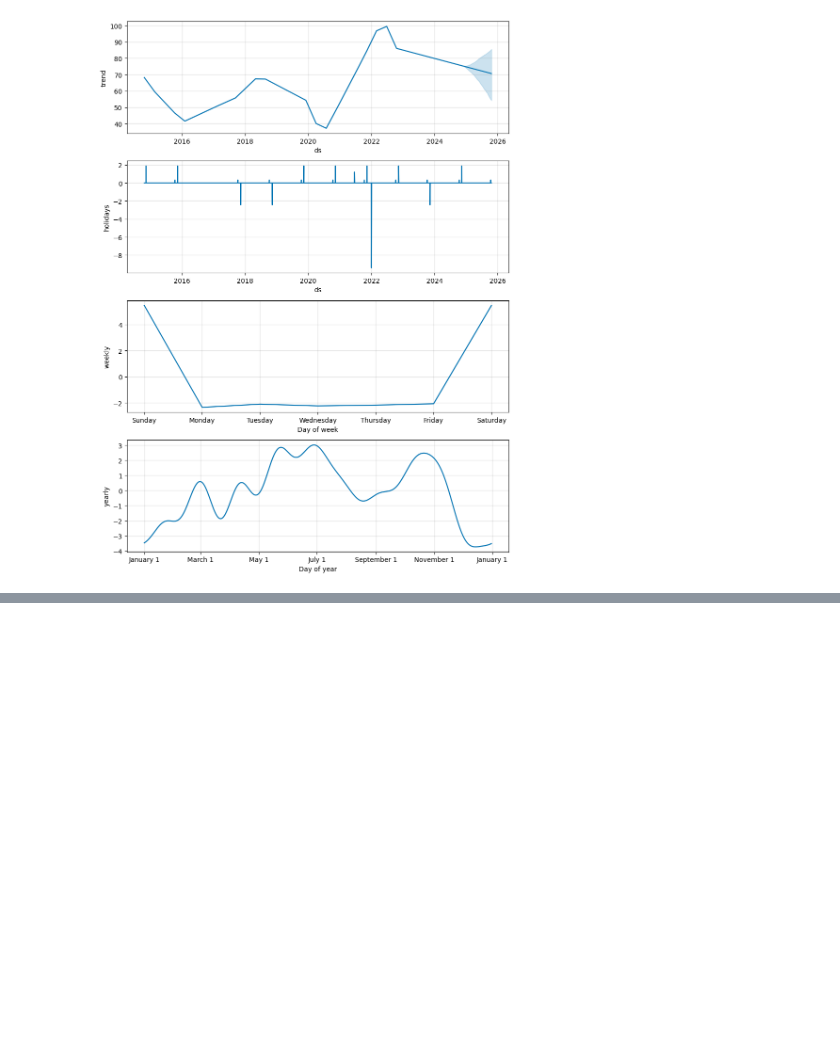
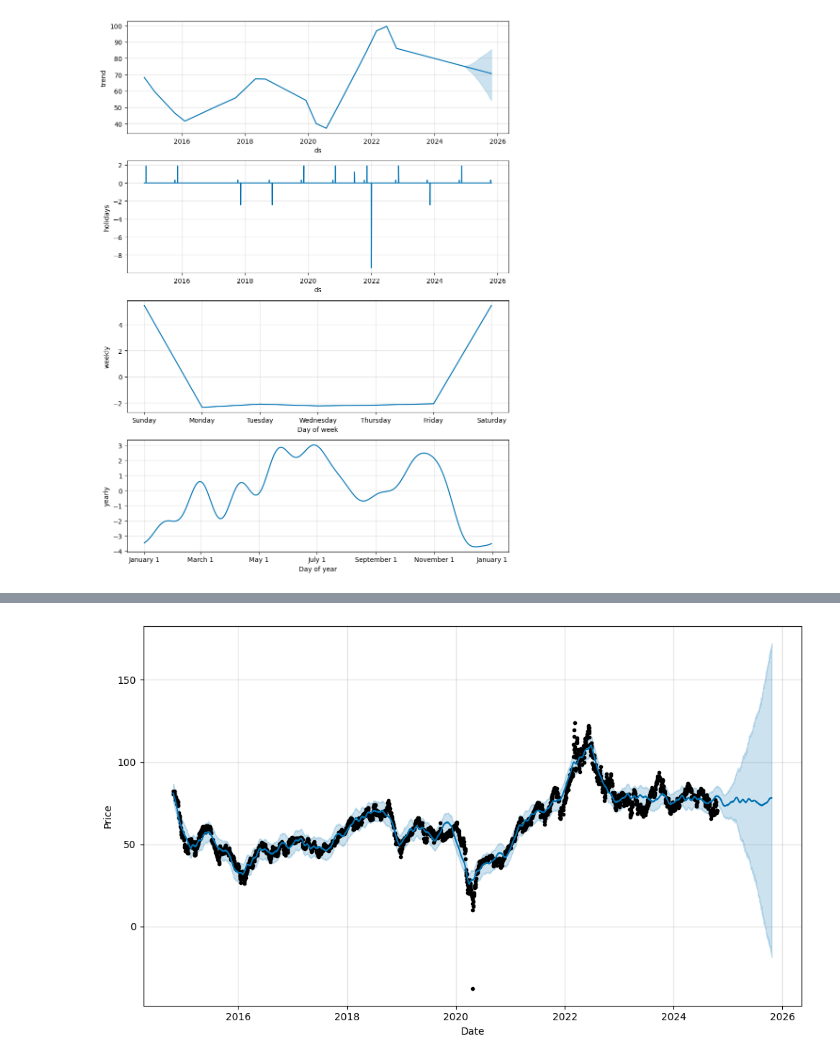
Before and after one commit to sutanu70/Timeseries-Analysis, a Jupyter notebook: fb_prophet.ipynb, the cells around one changed output, grey strips where cells are left out. Cells and saved outputs as stored; diff of their text form; code cells hidden in the pictures; blank space fills up the shorter version.

```diff
--- a/fb_prophet.ipynb
+++ b/fb_prophet.ipynb
@@ -152,7 +154,7 @@ rmses = []  # Store the RMSEs for each params here
 
 # Use cross validation to evaluate all parameters
 for params in all_params:
-    m = Prophet(**params).fit(df)  # Fit model with given params
+    m = Prophet(**params).fit(data_prophet_df)  # Fit model with given params
     df_cv = cross_validation(m, horizon='30 days', parallel="processes")
     df_p = performance_metrics(df_cv, rolling_window=1)
     rmses.append(df_p['rmse'].values[0])
@@ -163,0 +202,4 @@ print(tuning_results)
+# %%
+best_params = all_params[np.argmin(rmses)]
+print(best_params)
+m = Prophet(**best_params).fit(data_prophet_df)  # Fit model with best params
@@ -163,0 +210,7 @@ print(tuning_results)
+# %%
+# Forcasting into the future
+future = m.make_future_dataframe(periods = 365)
+forecast = m.predict(future)
+figure = m.plot(forecast, xlabel = 'Date', ylabel = 'Price')
+# %% [output]
+[figure, added]
```
Also changed, not shown: parts of 4 cells of this notebook.
